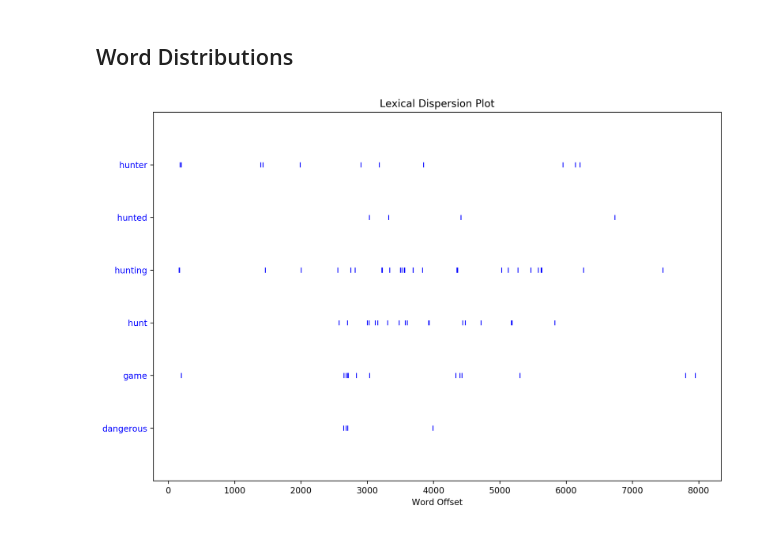
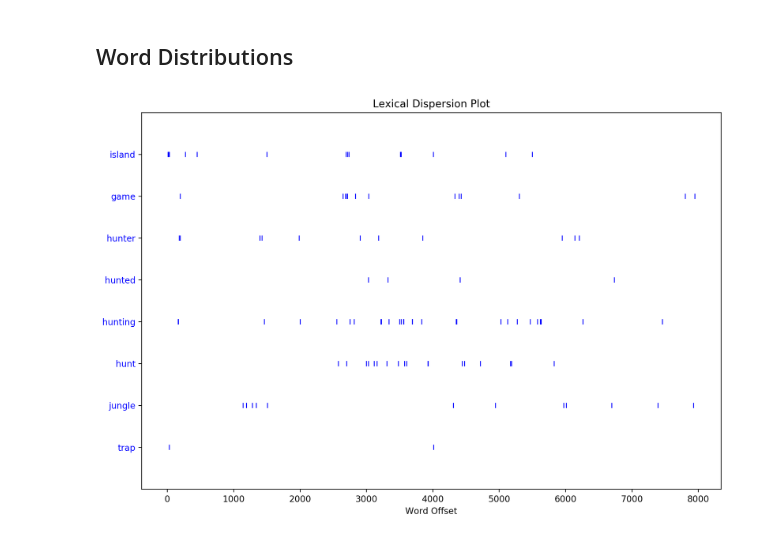
Before and after one commit to johnlaudun/SDSS2019, a Jupyter notebook: 2-Relations.ipynb, the cells around one changed output. Saved outputs shown, nothing was run; the diff lists cells and outputs as text; code cells hidden in the pictures.

```diff
--- a/2-Relations.ipynb
+++ b/2-Relations.ipynb
@@ -24,6 +24,6 @@ words = re.sub("[^'a-zA-Z']"," ", mdg).lower().split()
 ## Word Distributions
 # %%
 text = nltk.Text(words)
-text.dispersion_plot(["hunter", "hunted", "hunting", "hunt", "game", "dangerous"])
+text.dispersion_plot(["island", "game", "hunter", "hunted", "hunting", "hunt", "jungle", "trap"])
 # %% [output]
-[figure, old version]
+[figure, new version]
```
Also changed, not shown: parts of 4 cells of this notebook, 6 other files.
